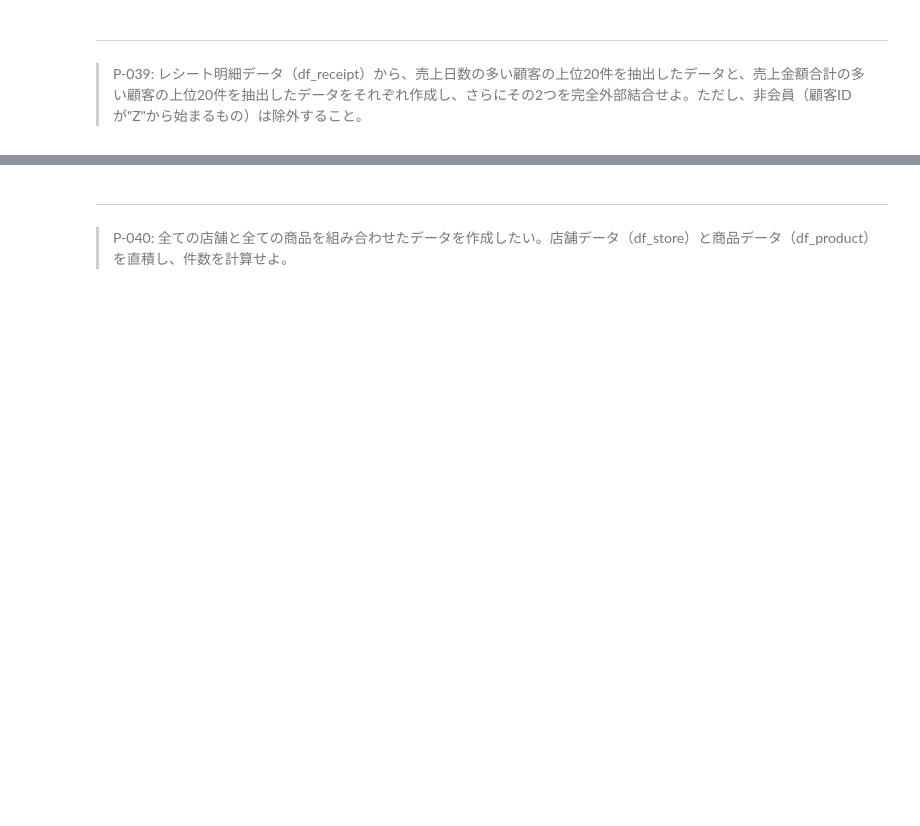
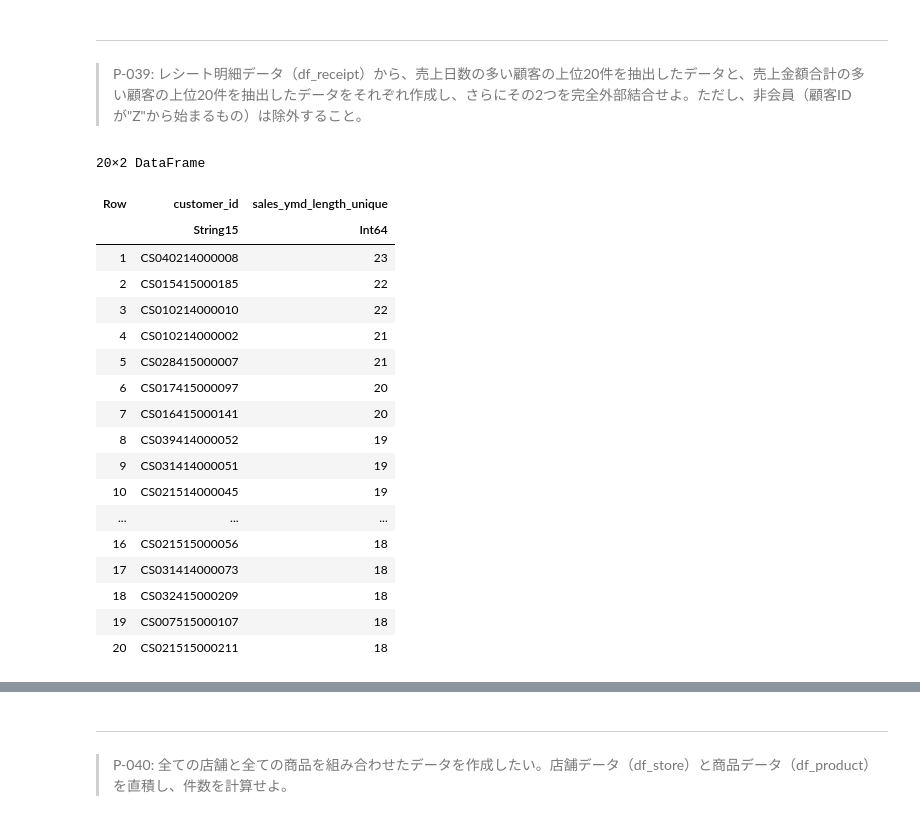
Before and after one commit to kuru-to/100knocks-preprocess, a Jupyter notebook: docker/work/preprocess_knock_Julia.ipynb, the cells around one changed output, grey strips where cells are left out. Cells and saved outputs as stored; diff of their text form; code cells hidden in the pictures; blank space fills up the shorter version.

```diff
--- a/docker/work/preprocess_knock_Julia.ipynb
+++ b/docker/work/preprocess_knock_Julia.ipynb
@@ -833,3 +877,31 @@ end
 # %% [markdown]
 ---
 > P-039: レシート明細データ（df_receipt）から、売上日数の多い顧客の上位20件を抽出したデータと、売上金額合計の多い顧客の上位20件を抽出したデータをそれぞれ作成し、さらにその2つを完全外部結合せよ。ただし、非会員（顧客IDが"Z"から始まるもの）は除外すること。
+# %%
+df_receipt_top_20_seles_days = @chain df_receipt begin
+    @subset(.!startswith.(:customer_id, "Z"))
+    groupby(:customer_id)
+    combine(:sales_ymd => length ∘ unique)
+    sort(:sales_ymd_length_unique, rev=true)
+    first(20)
+end
+# %% [output]
+20×2 DataFrame
+| Row | customer_id | sales_ymd_length_unique |
+|  | String15 | Int64 |
+| 1 | CS040214000008 | 23 |
+| 2 | CS015415000185 | 22 |
+| 3 | CS010214000010 | 22 |
+| 4 | CS010214000002 | 21 |
+| 5 | CS028415000007 | 21 |
+| 6 | CS017415000097 | 20 |
+| 7 | CS016415000141 | 20 |
+| 8 | CS039414000052 | 19 |
+| 9 | CS031414000051 | 19 |
+| 10 | CS021514000045 | 19 |
+| ... | ... | ... |
+| 16 | CS021515000056 | 18 |
+| 17 | CS031414000073 | 18 |
+| 18 | CS032415000209 | 18 |
+| 19 | CS007515000107 | 18 |
+| 20 | CS021515000211 | 18 |
```
Also changed, not shown: parts of 5 cells of this notebook.
